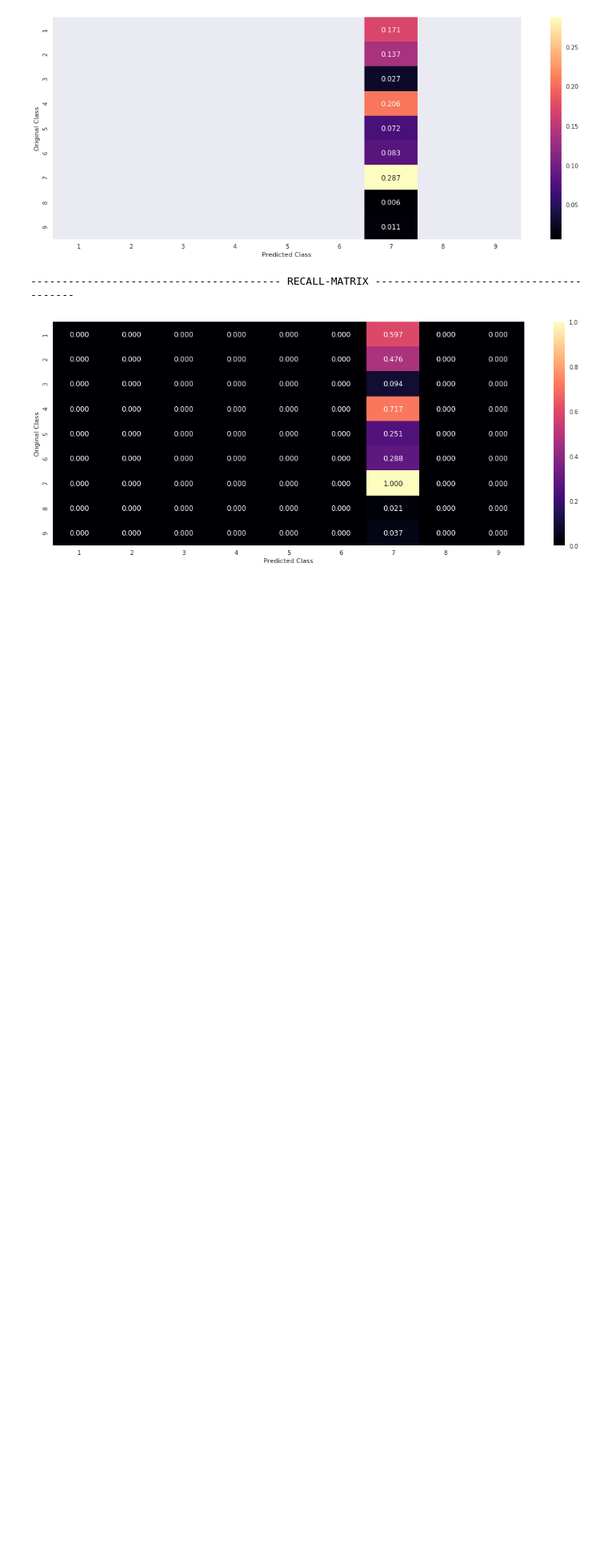
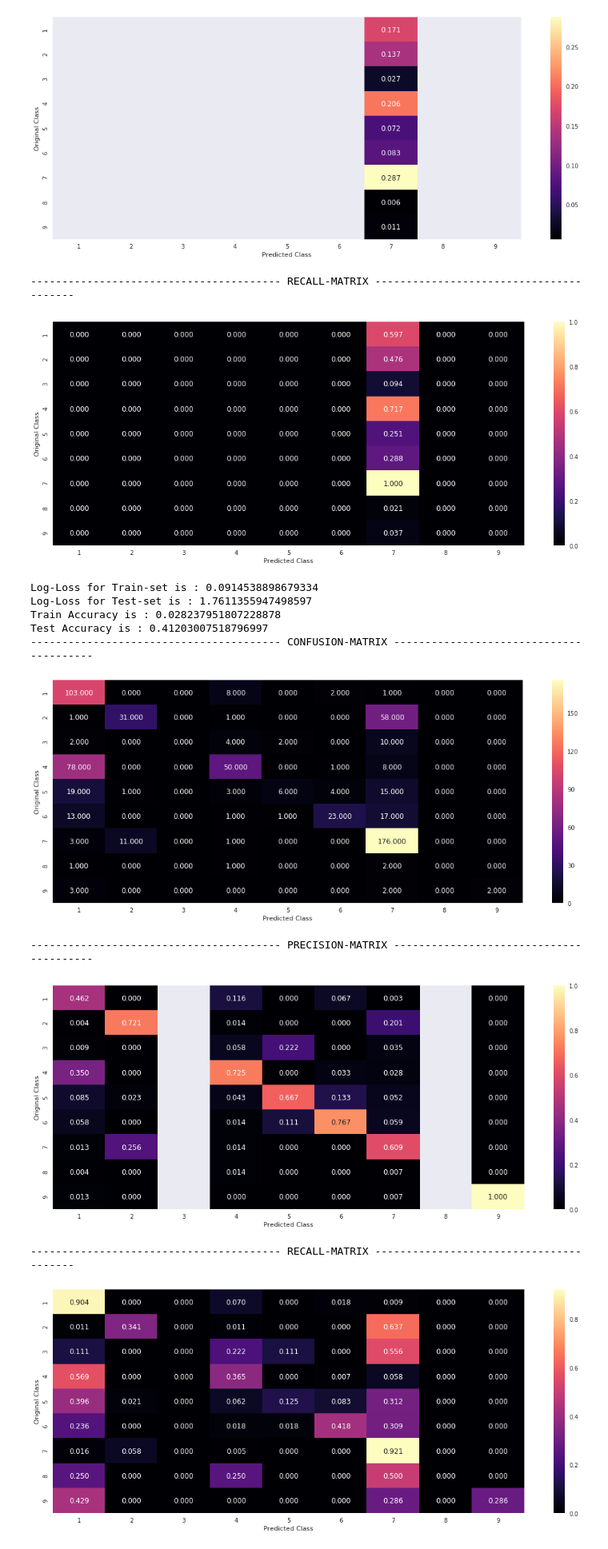
Before and after one commit to sradheya99/Cancer-Diagnosis, a Jupyter notebook: Cancer Diagnosis/CancerDiagnosis.ipynb, the cells around one changed output. Shown at 80% size. Drawn from its saved outputs; the diff is of its cells as text; code cells hidden in the pictures; blank space fills up the shorter version.

```diff
--- a/Cancer Diagnosis/CancerDiagnosis.ipynb
+++ b/Cancer Diagnosis/CancerDiagnosis.ipynb
@@ -311,20 +291,23 @@ def unique_words(data, labels):
 # %%
 def text_onehot_encode(train_data, test_data):
 
-    text_vect = CountVectorizer(min_df = 5, stop_words = 'english')
+    text_vect = CountVectorizer(min_df = 3, stop_words = 'english')
     fit_vect = text_vect.fit(train_data['TEXT'])
     train_vect = fit_vect.transform(train_data['TEXT'])
     test_vect = fit_vect.transform(test_data['TEXT'])
+    features = text_vect.get_feature_names()
 
-    train_vect = normalize(train_vect, axis = 0)
-    test_vect = normalize(test_vect, axis = 0)
-    #train_vect = np.nan_to_num(train_vect)
-    #test_vect = np.nan_to_num(test_vect)
+    train_vect = normalize(train_vect, axis=0)
+    test_vect = normalize(test_vect, axis=0)
+
     where_are_NaNs = pd.isnull(train_vect)
     train_vect[where_are_NaNs] = 0
     where_are_NaNs = pd.isnull(test_vect)
     test_vect[where_are_NaNs] = 0
 
+    train_vect = pd.SparseDataFrame(train_vect, columns = features).fillna(0)
+    test_vect = pd.SparseDataFrame(test_vect, columns = features).fillna(0)
+
     return train_vect, test_vect
 # %%
 def something(data, labels):
@@ -838,5 +854,5 @@ def naive_bayes_model(data, ydata, operation, encode_type, best_alpha = None):
 # %%
-def err_compare(train_err, cv_err, hyp_param):
+def err_compare(train_err, cv_err, hyp_param, param_name):
     sns.set()
     for i in range(3):
         plt.figure(1)
@@ -844,8 +860,9 @@ def err_compare(train_err, cv_err, hyp_param):
         plt.subplot(3,1,i+1)
         plt.plot(hyp_param, cv_err[i, :],label = 'cv_error', color = 'r')
         plt.plot(hyp_param, train_err[i, :],label = 'train_error', color = 'b')
-        plt.xscale('log')
-        plt.xlabel('Alpha-Values')
+        if param_name != 'K':
+            plt.xscale('log')
+        plt.xlabel(param_name + ' Values')
         plt.ylabel('Log-Loss Values')
         plt.legend()
         plt.title('CV & TRAIN-ERR for Fold '+str(i+1))
@@ -891,3 +987,16 @@ Test Accuracy is : 0.7127819548872181
 [figure]
 ---------------------------------------- RECALL-MATRIX ----------------------------------------
 [figure]
+# %%
+knn_model(complete_data, y_true, 'Testing', 'ResponseEncode', 100)
+# %% [output]
+Log-Loss for Train-set is : 0.0914538898679334
+Log-Loss for Test-set is : 1.7611355947498597
+Train Accuracy is : 0.028237951807228878
+Test Accuracy is : 0.41203007518796997
+---------------------------------------- CONFUSION-MATRIX ----------------------------------------
+[figure, added]
+---------------------------------------- PRECISION-MATRIX ----------------------------------------
+[figure, added]
+---------------------------------------- RECALL-MATRIX ----------------------------------------
+[figure, added]
```
Also changed, not shown: parts of 19 cells of this notebook.
